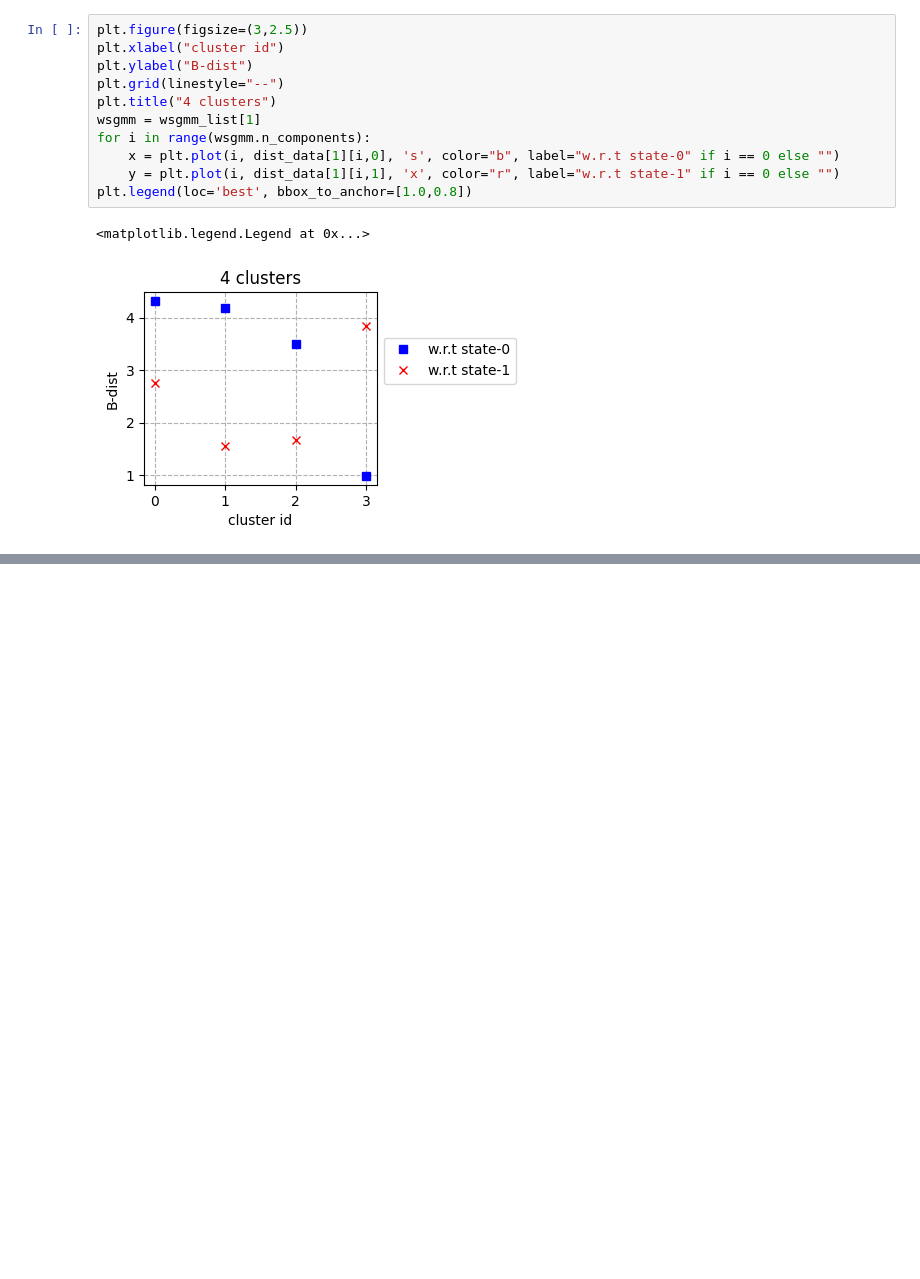
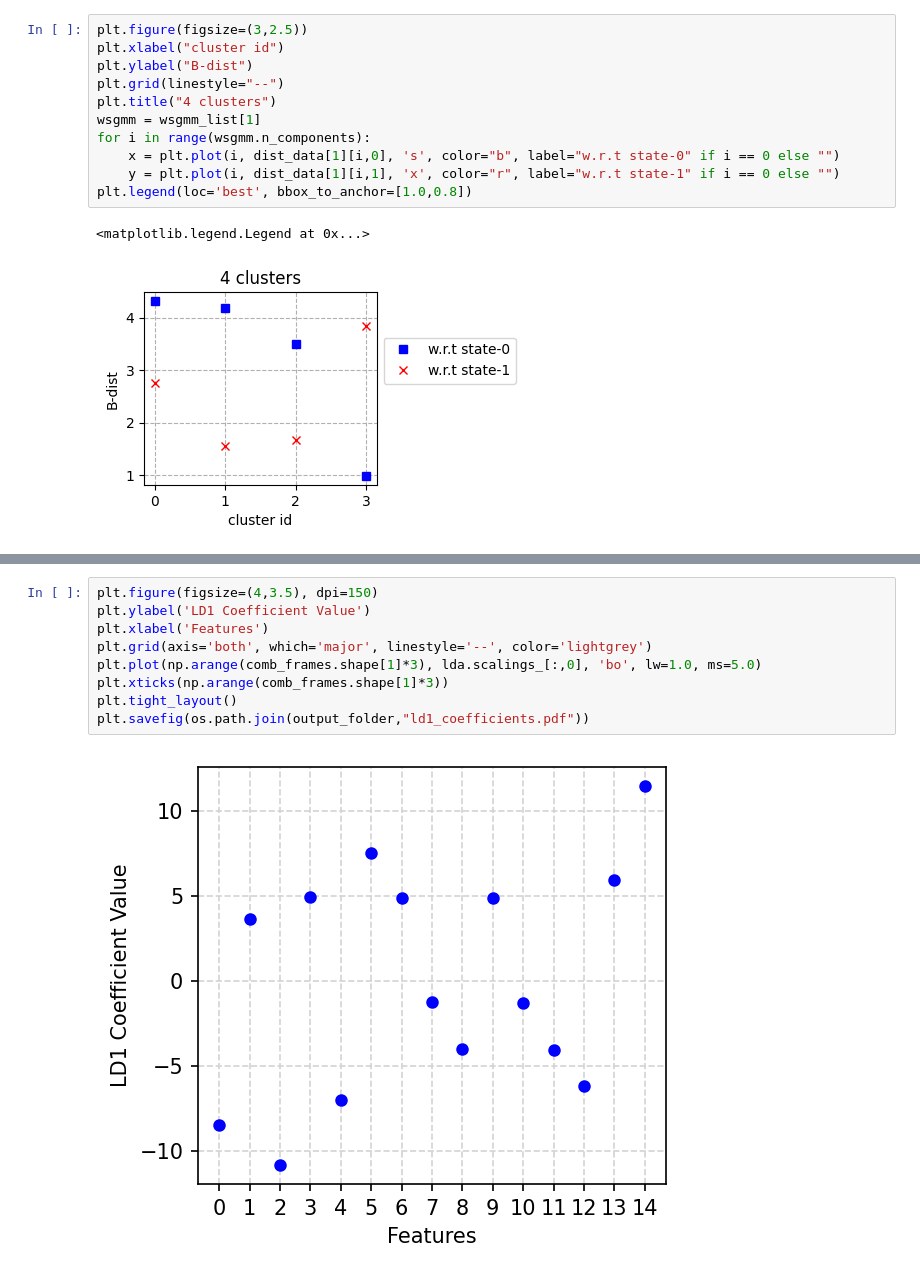
Before and after one commit to hocky-research-group/ShapeGMM_tutorial_2025, a Jupyter notebook: analyze_data/Part3_Cluster_Metad.ipynb, the cells around one changed output, grey strips where cells are left out. Drawn from its saved outputs; the diff is of its cells as text; blank space fills up the shorter version.

```diff
--- a/analyze_data/Part3_Cluster_Metad.ipynb
+++ b/analyze_data/Part3_Cluster_Metad.ipynb
@@ -281,0 +406,11 @@ plt.legend(loc='best', bbox_to_anchor=[1.0,0.8])
+# %%
+plt.figure(figsize=(4,3.5), dpi=150)
+plt.ylabel('LD1 Coefficient Value')
+plt.xlabel('Features')
+plt.grid(axis='both', which='major', linestyle='--', color='lightgrey')
+plt.plot(np.arange(comb_frames.shape[1]*3), lda.scalings_[:,0], 'bo', lw=1.0, ms=5.0)
+plt.xticks(np.arange(comb_frames.shape[1]*3))
+plt.tight_layout()
+plt.savefig(os.path.join(output_folder,"ld1_coefficients.pdf"))
+# %% [output]
+[figure, added]
```
Also changed, not shown: parts of 20 cells of this notebook, 1 other file.
